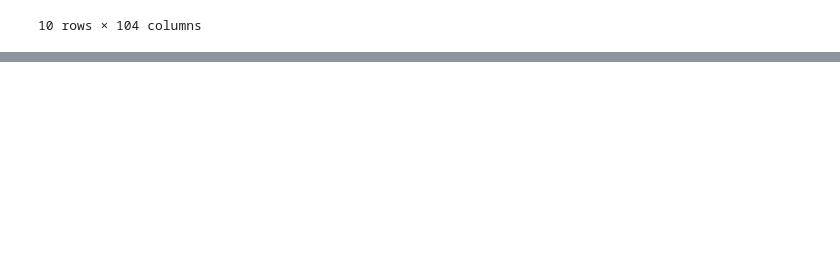
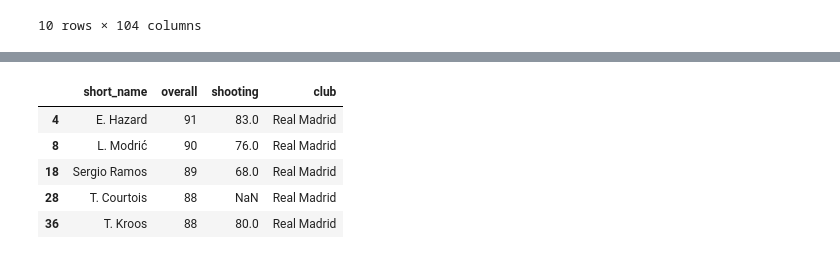
Before and after one commit to Jrowez/JUMPlus-dataProject1, a Jupyter notebook: dataProject1.ipynb, the cells around one changed output, grey strips where cells are left out. Drawn from its saved outputs; the diff is of its cells as text; code cells hidden in the pictures; blank space fills up the shorter version.

```diff
--- a/dataProject1.ipynb
+++ b/dataProject1.ipynb
@@ -166,4 +209,12 @@ df.loc[(df['nationality'] == 'Germany')].head(10)
 # %%
 # 16. Show shooting records of top 5 players of 'Real Madrid' team.
+df[['short_name', 'overall', 'shooting', 'club']].loc[(df['club'] == 'Real Madrid')].sort_values('overall',ascending=False).head()
+# %% [output]
+|  | short_name | overall | shooting | club |
+| 4 | E. Hazard | 91 | 83.0 | Real Madrid |
+| 8 | L. Modrić | 90 | 76.0 | Real Madrid |
+| 18 | Sergio Ramos | 89 | 68.0 | Real Madrid |
+| 28 | T. Courtois | 88 | NaN | Real Madrid |
+| 36 | T. Kroos | 88 | 80.0 | Real Madrid |
 # %%
 #17. Show defending records of top 5 players of 'Real Madrid' team
```
Also changed, not shown: parts of 7 cells of this notebook.
